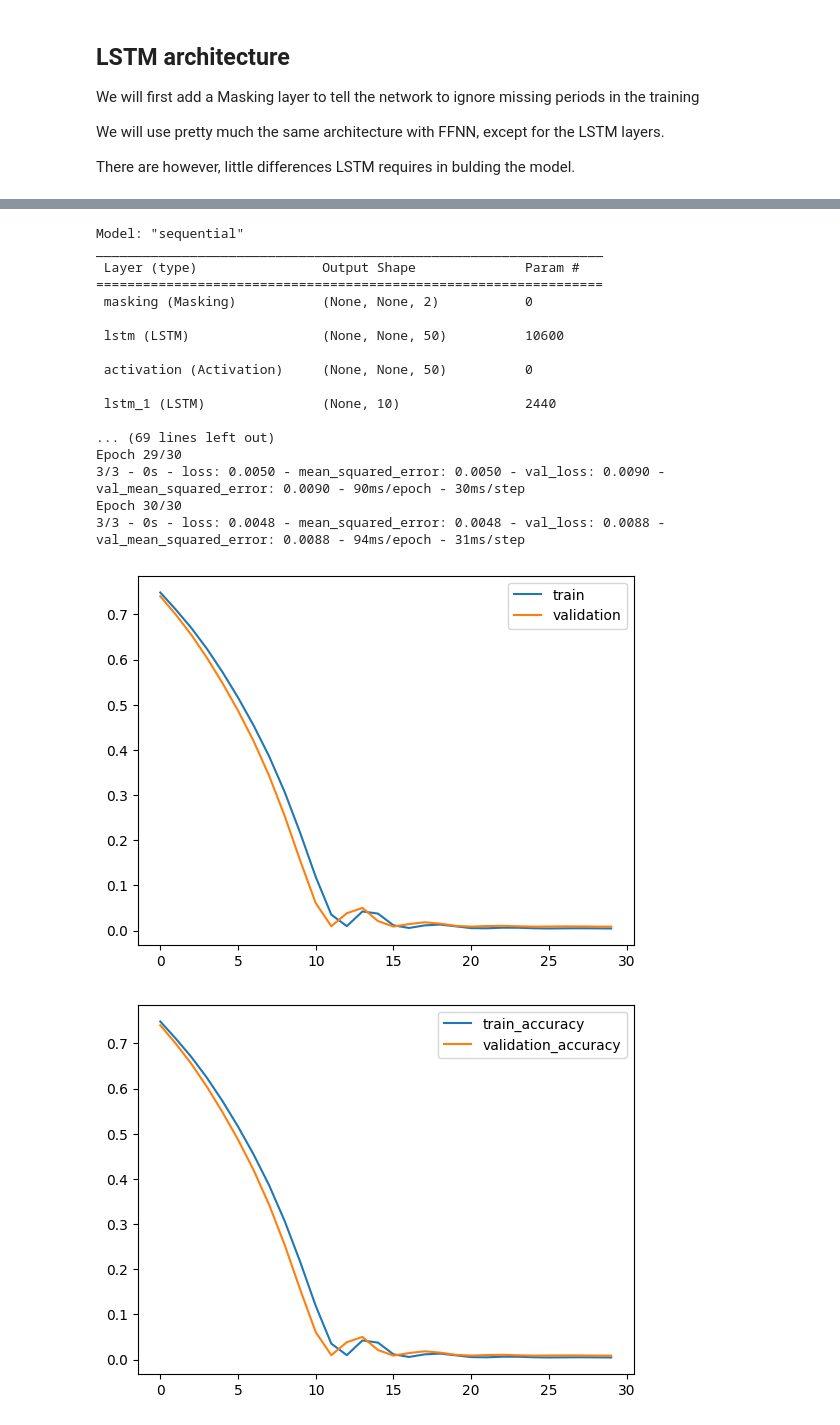
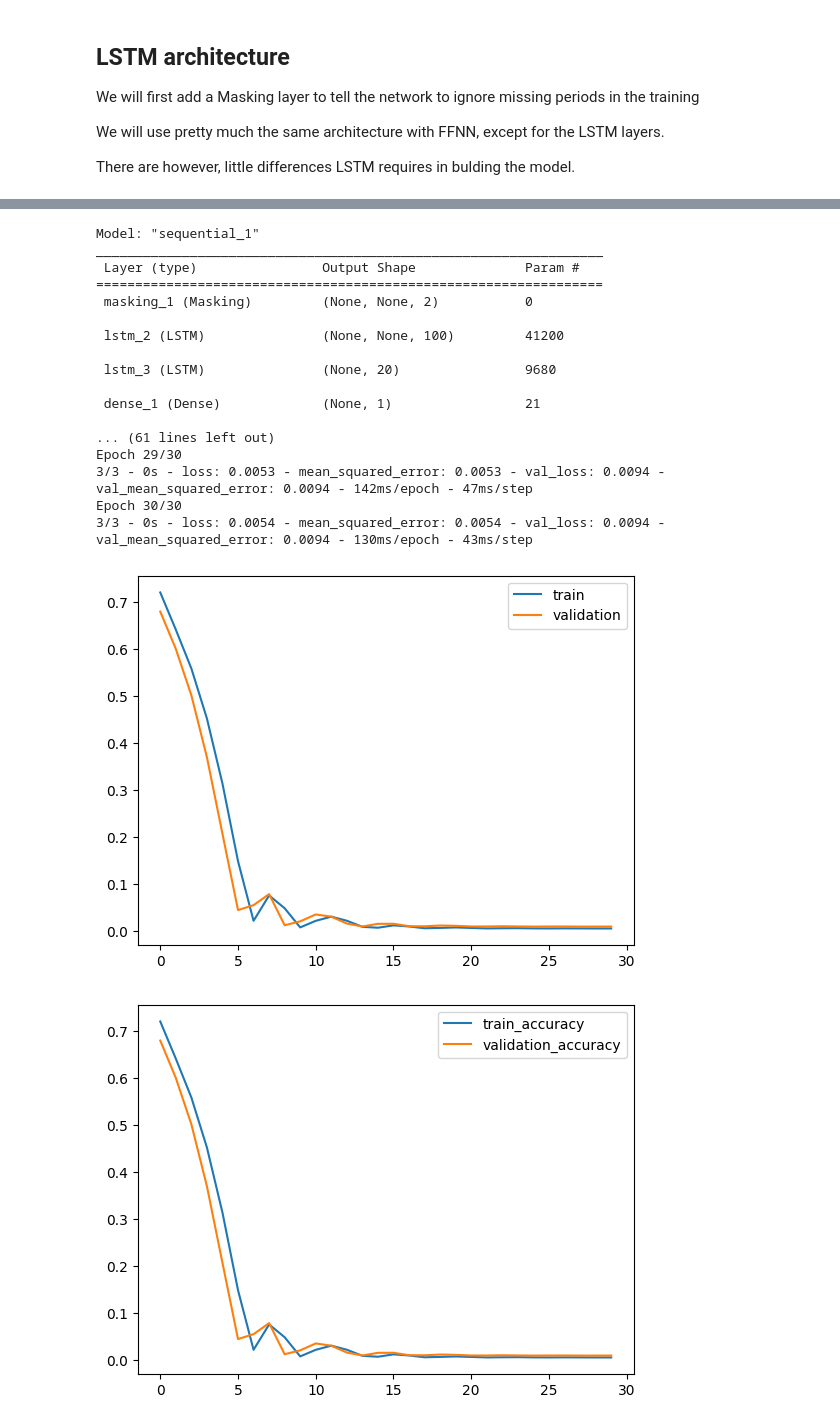
Before and after one commit to Brizzum/Final-project, a Jupyter notebook: Final_project.ipynb, the cells around one changed output, grey strips where cells are left out. Saved outputs shown, nothing was run; the diff lists cells and outputs as text; code cells hidden in the pictures.

```diff
--- a/Final_project.ipynb
+++ b/Final_project.ipynb
@@ -295,18 +291,16 @@ model = Sequential()
 model.add(Masking(mask_value=pad_value, input_shape=(None, no_features)))
 
 # First LSTM layer
-model.add(LSTM(50,
+model.add(LSTM(100,
                return_sequences=True,  # important to add it to ensure the following LSTM layers will have the same input shape
                input_shape=(train_X.shape[1], train_X.shape[2]),
                kernel_initializer='random_uniform',
                bias_initializer='zeros',
                dtype='float32'))
 
-# then we add the activation
-model.add(Activation('relu'))
 
 # Second LSTM layer
-model.add(LSTM(10, activation='relu'))
+model.add(LSTM(20, activation='relu'))
 
 # Output Layer
 model.add(Dense(1, activation='linear'))
@@ -321,43 +315,43 @@ now = datetime.datetime.now().strftime("%Y%m%d_%H%M")
 tbGraph = TensorBoard(log_dir=f'./Graph/{now}',
                       histogram_freq=64*2, write_graph=True, write_images=True)
 
 history = model.fit(train_X, train_Y,
           epochs=30,
           batch_size=300,
           verbose=2,
           validation_data=(validation_X, validation_Y),
           callbacks=[tbGraph])
 
 ### plot history
 plt.plot(history.history['loss'], label='train')
 plt.plot(history.history['val_loss'], label='validation')
 plt.legend()
 plt.show()
 
 plt.plot(history.history['mean_squared_error'], label='train_accuracy')
 plt.plot(history.history['val_mean_squared_error'], label='validation_accuracy')
 plt.legend()
 plt.show()
 # %% [output]
-Model: "sequential"
+Model: "sequential_1"
 _________________________________________________________________
  Layer (type)                Output Shape              Param #
 =================================================================
- masking (Masking)           (None, None, 2)           0
+ masking_1 (Masking)         (None, None, 2)           0
 
- lstm (LSTM)                 (None, None, 50)          10600
+ lstm_2 (LSTM)               (None, None, 100)         41200
 
- activation (Activation)     (None, None, 50)          0
+ lstm_3 (LSTM)               (None, 20)                9680
 
- lstm_1 (LSTM)               (None, 10)                2440
+ dense_1 (Dense)             (None, 1)                 21
 
-... (69 lines left out)
+... (61 lines left out)
 Epoch 29/30
-3/3 - 0s - loss: 0.0050 - mean_squared_error: 0.0050 - val_loss: 0.0090 - val_mean_squared_error: 0.0090 - 90ms/epoch - 30ms/step
+3/3 - 0s - loss: 0.0053 - mean_squared_error: 0.0053 - val_loss: 0.0094 - val_mean_squared_error: 0.0094 - 142ms/epoch - 47ms/step
 Epoch 30/30
-3/3 - 0s - loss: 0.0048 - mean_squared_error: 0.0048 - val_loss: 0.0088 - val_mean_squared_error: 0.0088 - 94ms/epoch - 31ms/step
+3/3 - 0s - loss: 0.0054 - mean_squared_error: 0.0054 - val_loss: 0.0094 - val_mean_squared_error: 0.0094 - 130ms/epoch - 43ms/step
-[figure, old version]
+[figure, new version]
-[figure, old version]
+[figure, new version]
 # %%
 # Make predictions and plot them against the actual values
 predictions = model.predict(test_X)
```
Also changed, not shown: parts of 3 cells of this notebook, 5 other files.
